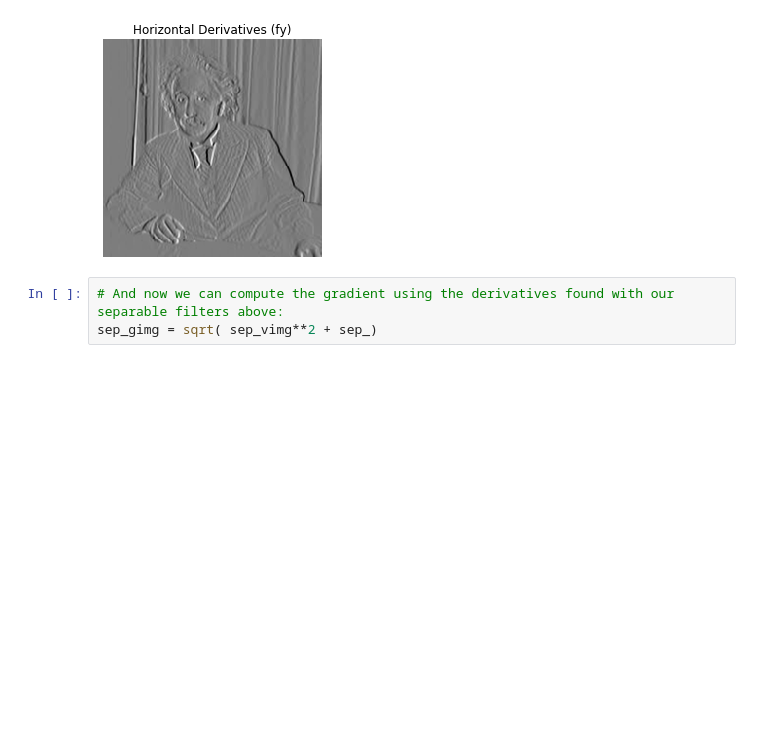
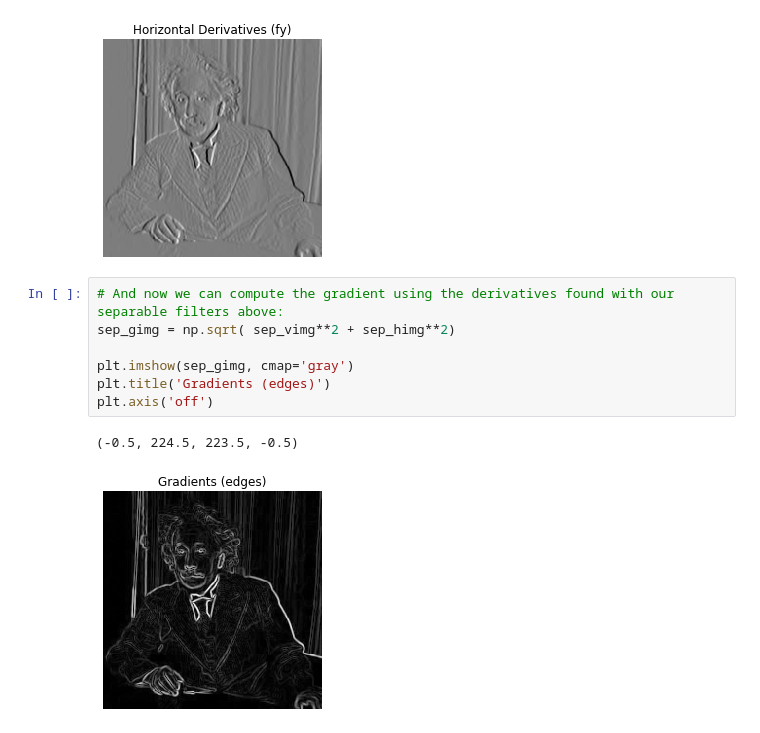
Before and after one commit to TifMoe/computer-vision-course, a Jupyter notebook: notebooks/2-image-filtering.ipynb, the cells around one changed output. Saved outputs shown, nothing was run; the diff lists cells and outputs as text; blank space fills up the shorter version.

Commit message:
final gradient image from separable convolutions

```diff
--- a/notebooks/2-image-filtering.ipynb
+++ b/notebooks/2-image-filtering.ipynb
@@ -304,4 +304,11 @@ plt.axis('off')
 [figure]
 # %%
 # And now we can compute the gradient using the derivatives found with our separable filters above:
-sep_gimg = sqrt( sep_vimg**2 + sep_)
+sep_gimg = np.sqrt( sep_vimg**2 + sep_himg**2)
+
+plt.imshow(sep_gimg, cmap='gray')
+plt.title('Gradients (edges)')
+plt.axis('off')
+# %% [output]
+(-0.5, 224.5, 223.5, -0.5)
+[figure, added]
```
